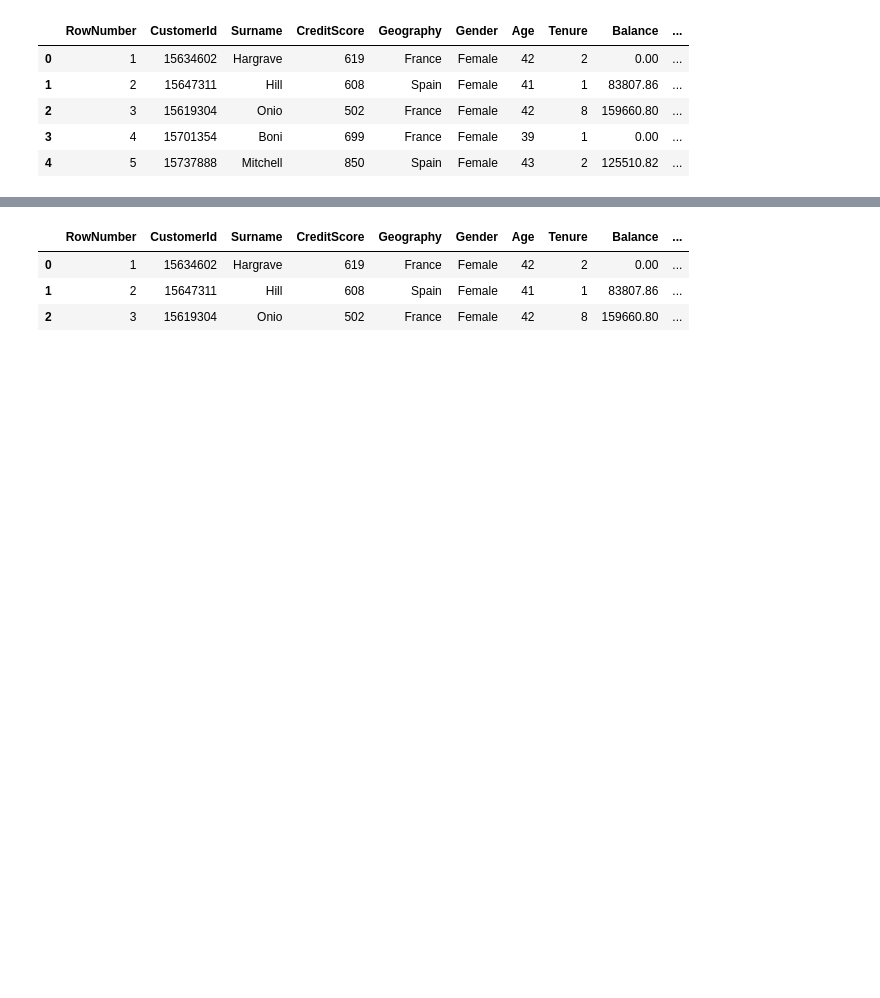
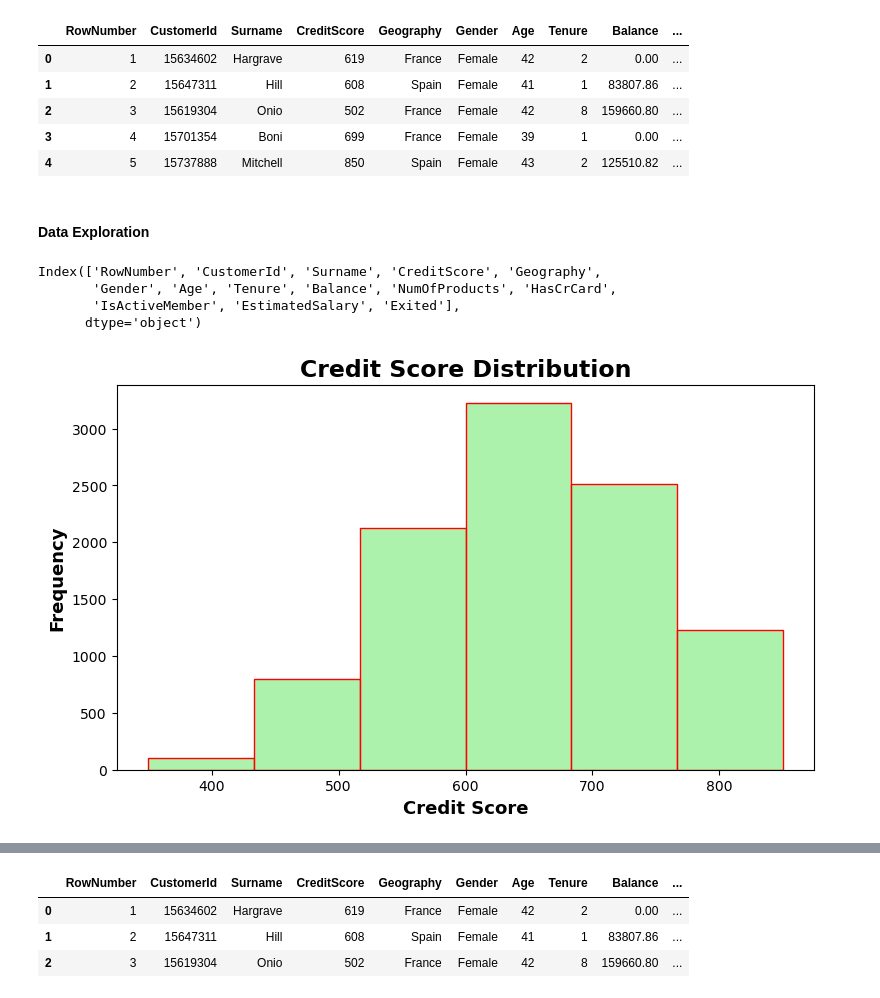
Before and after one commit to lavkushsingh31/Deep_Learning_Assignments, a Jupyter notebook: Practice Udemy - ANN Practice.ipynb, the cells around one changed output, grey strips where cells are left out. Cells and saved outputs as stored; diff of their text form; code cells hidden in the pictures; blank space fills up the shorter version.

```diff
--- a/Practice Udemy - ANN Practice.ipynb
+++ b/Practice Udemy - ANN Practice.ipynb
@@ -25,3 +33,22 @@ df.head()
 | 2 | 3 | 15619304 | Onio | 502 | France | Female | 42 | 8 | 159660.80 | ... |
 | 3 | 4 | 15701354 | Boni | 699 | France | Female | 39 | 1 | 0.00 | ... |
 | 4 | 5 | 15737888 | Mitchell | 850 | Spain | Female | 43 | 2 | 125510.82 | ... |
+# %% [markdown]
+#### Data Exploration
+# %%
+df.columns
+# %% [output]
+Index(['RowNumber', 'CustomerId', 'Surname', 'CreditScore', 'Geography',
+       'Gender', 'Age', 'Tenure', 'Balance', 'NumOfProducts', 'HasCrCard',
+       'IsActiveMember', 'EstimatedSalary', 'Exited'],
+      dtype='object')
+# %%
+plt.figure(figsize=(9,5))
+
+sns.histplot(x = 'CreditScore', data = df, bins = 6, color='lightgreen', edgecolor='red')
+
+plt.title('Credit Score Distribution', fontsize=17, fontweight="bold")
+plt.ylabel('Frequency', fontsize=13, fontweight="bold")
+plt.xlabel('Credit Score', fontsize=13, fontweight="bold");
+# %% [output]
+[figure, added]
```
Also changed, not shown: parts of 19 cells of this notebook.
